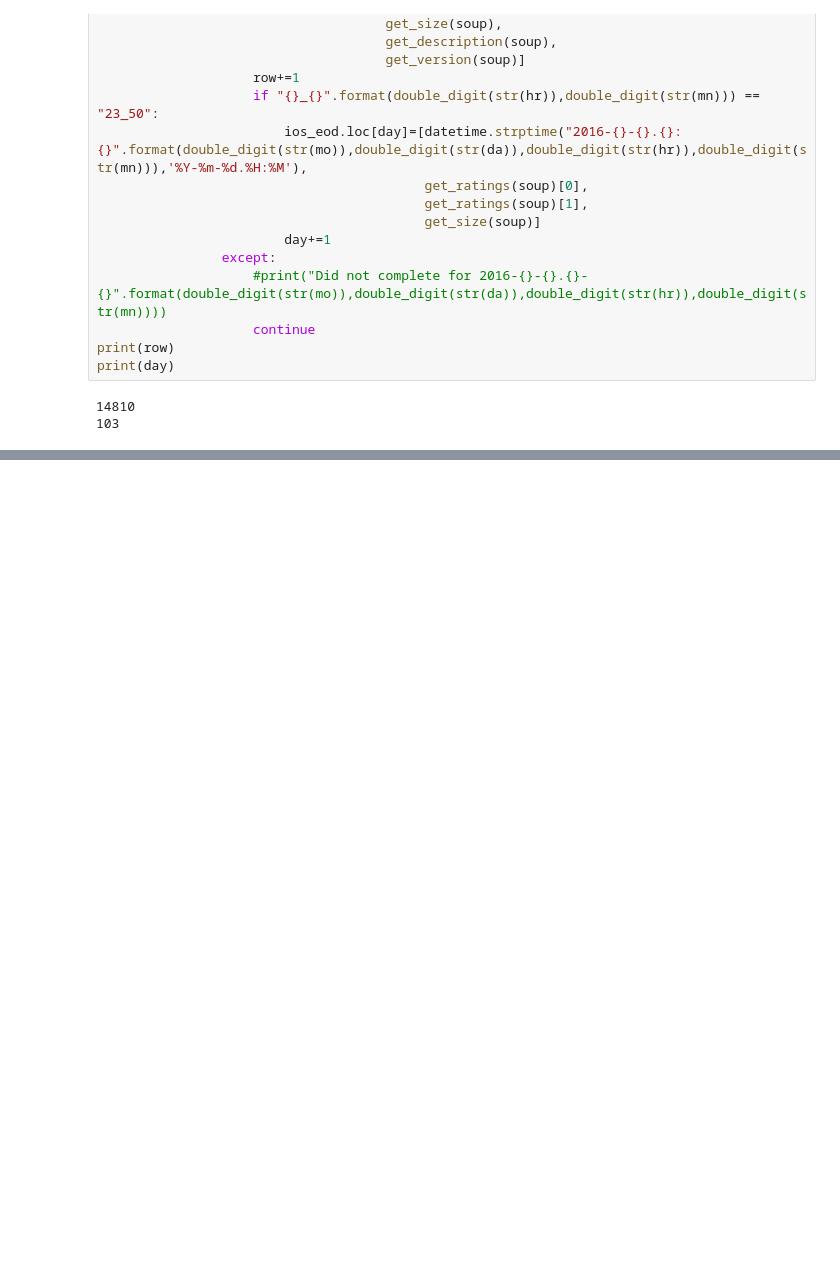
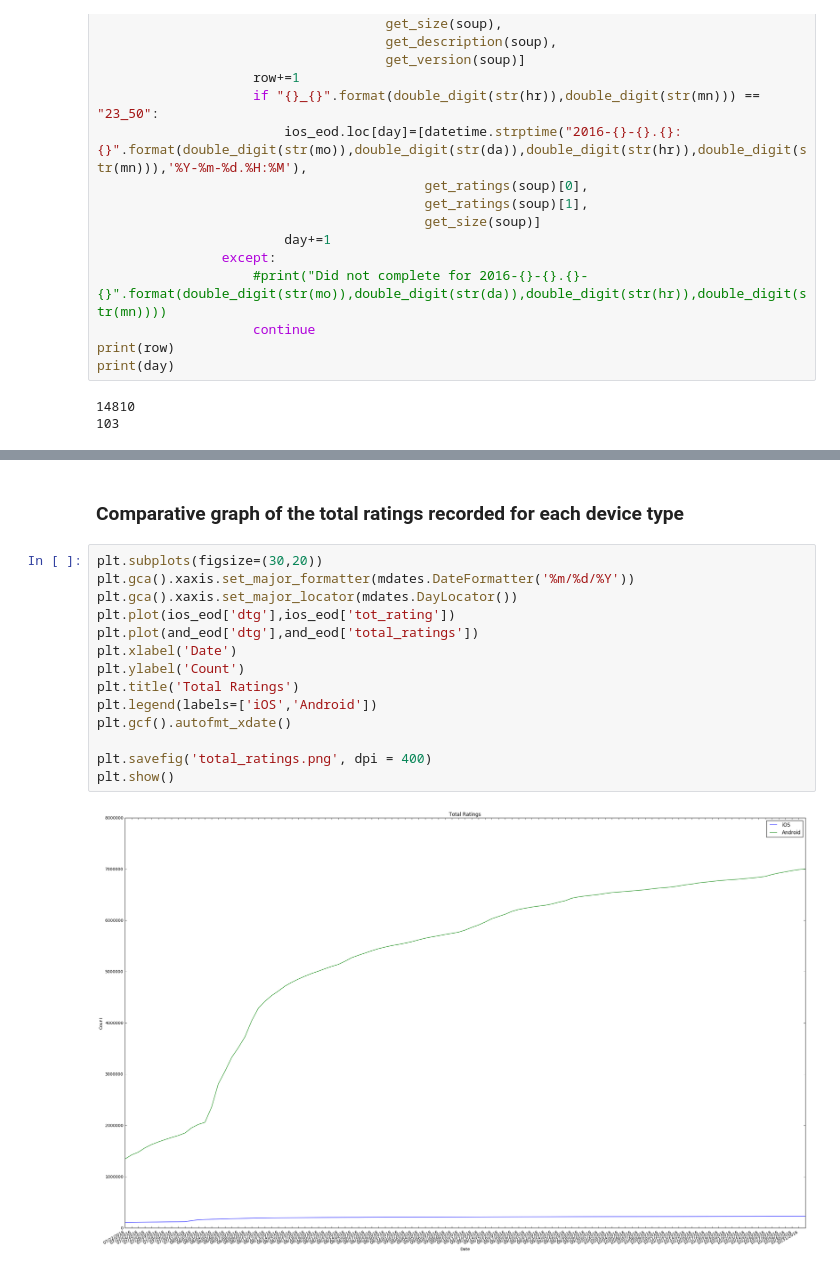
Before and after one commit to agbs2k8/Group-Project-1, a Jupyter notebook: Pokemon.ipynb, the cells around one changed output, grey strips where cells are left out. Drawn from its saved outputs; the diff is of its cells as text; blank space fills up the shorter version.

```diff
--- a/Pokemon.ipynb
+++ b/Pokemon.ipynb
@@ -247,0 +241,18 @@ print(and_eod['dtg'][0])
+# %% [markdown]
+### Comparative graph of the total ratings recorded for each device type
+# %%
+plt.subplots(figsize=(30,20))
+plt.gca().xaxis.set_major_formatter(mdates.DateFormatter('%m/%d/%Y'))
+plt.gca().xaxis.set_major_locator(mdates.DayLocator())
+plt.plot(ios_eod['dtg'],ios_eod['tot_rating'])
+plt.plot(and_eod['dtg'],and_eod['total_ratings'])
+plt.xlabel('Date')
+plt.ylabel('Count')
+plt.title('Total Ratings')
+plt.legend(labels=['iOS','Android'])
+plt.gcf().autofmt_xdate()
+
+plt.savefig('total_ratings.png', dpi = 400)
+plt.show()
+# %% [output]
+[figure, added]
```
Also changed, not shown: parts of 26 cells of this notebook, 1 other file.
